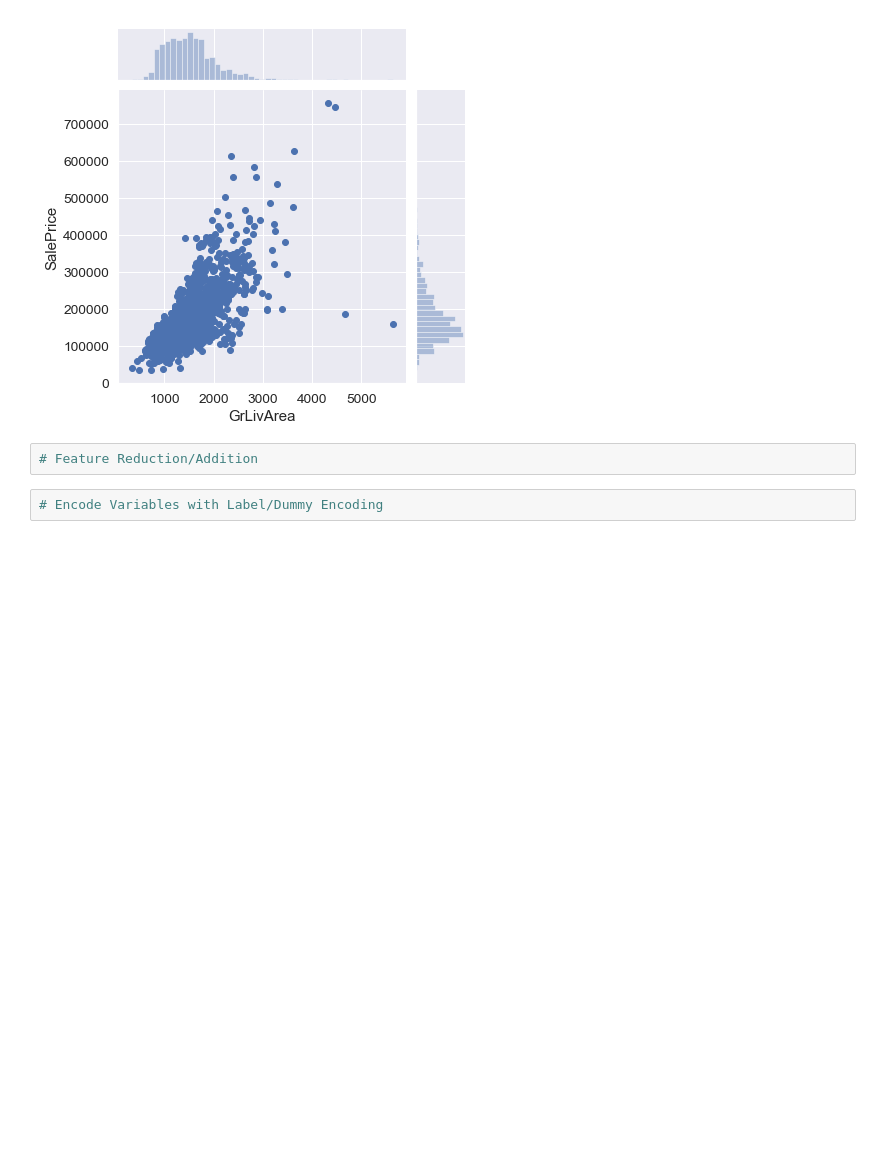
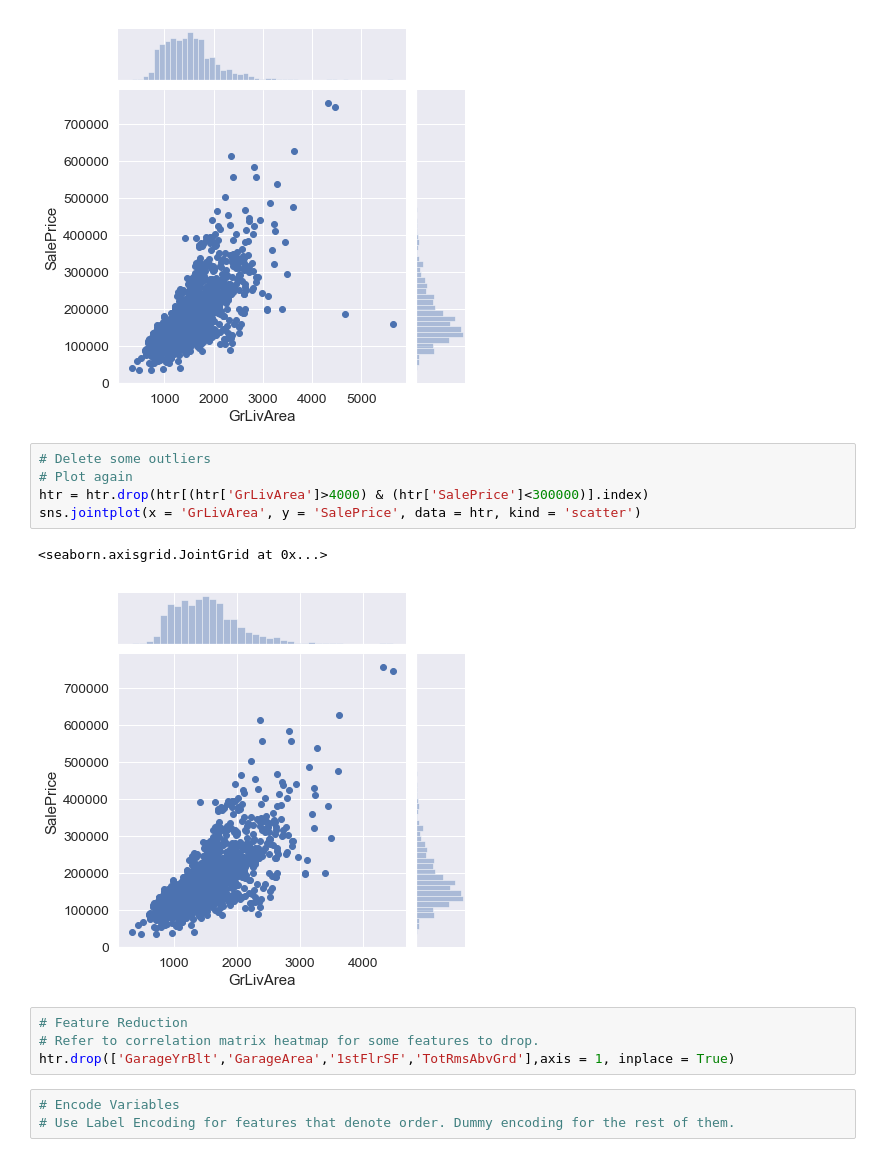
Before and after one commit to Hanasou/Housing-Price-Analysis, a Jupyter notebook: Project.ipynb, the cells around one changed output. Cells and saved outputs as stored; diff of their text form; blank space fills up the shorter version.

Commit message:
Feature Reduction and Outliers

```diff
--- a/Project.ipynb
+++ b/Project.ipynb
@@ -190,7 +190,18 @@ sns.jointplot(x = 'GrLivArea', y = 'SalePrice', data = htr, kind = 'scatter')
 # %% [output]
 <seaborn.axisgrid.JointGrid at 0x...>
 [figure]
-# %%
-# Feature Reduction/Addition
-# %%
-# Encode Variables with Label/Dummy Encoding
+# %%
+# Delete some outliers
+# Plot again
+htr = htr.drop(htr[(htr['GrLivArea']>4000) & (htr['SalePrice']<300000)].index)
+sns.jointplot(x = 'GrLivArea', y = 'SalePrice', data = htr, kind = 'scatter')
+# %% [output]
+<seaborn.axisgrid.JointGrid at 0x...>
+[figure, added]
+# %%
+# Feature Reduction
+# Refer to correlation matrix heatmap for some features to drop.
+htr.drop(['GarageYrBlt','GarageArea','1stFlrSF','TotRmsAbvGrd'],axis = 1, inplace = True)
+# %%
+# Encode Variables
+# Use Label Encoding for features that denote order. Dummy encoding for the rest of them.
```
Also changed, not shown: parts of 3 cells of this notebook.
